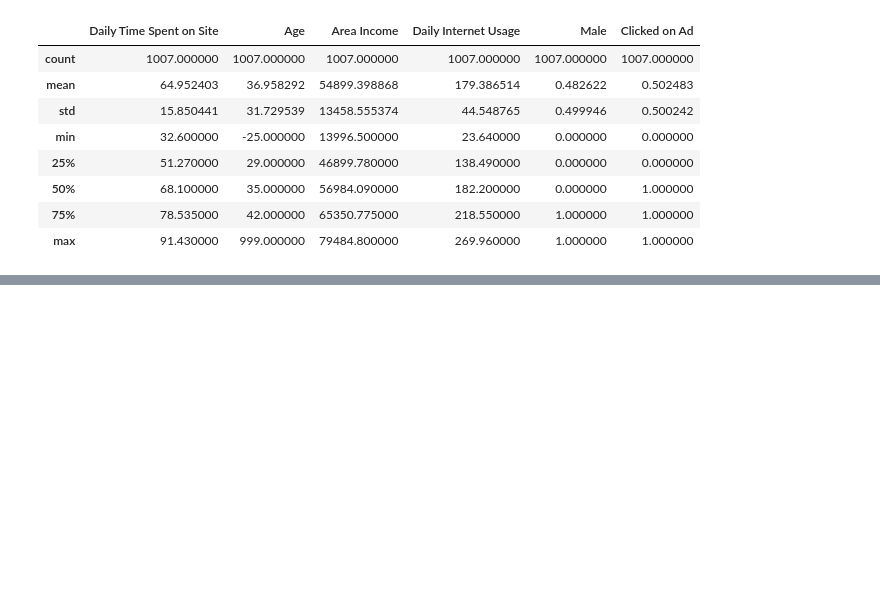
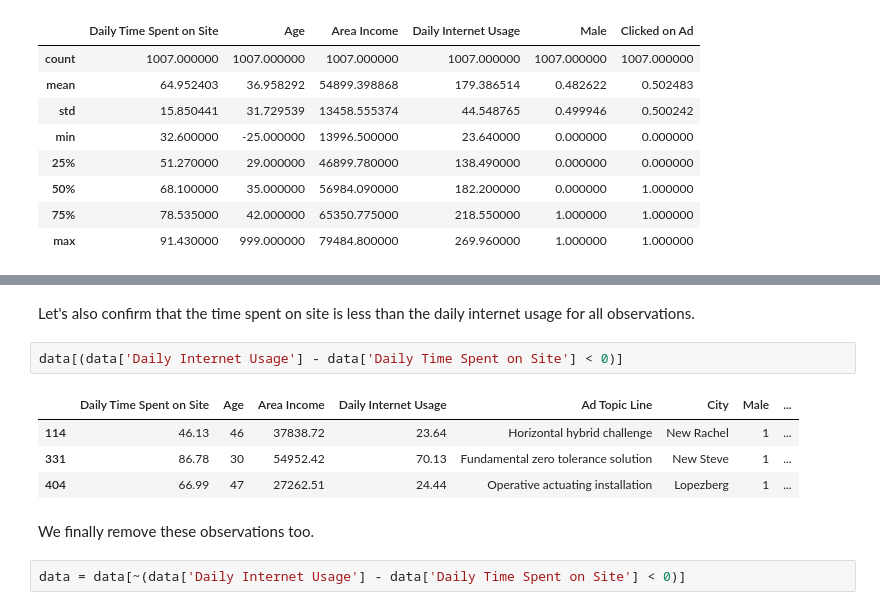
Before and after one commit to emakri/AdvertisingProject, a Jupyter notebook: AdvProject.ipynb, the cells around one changed output, grey strips where cells are left out. Saved outputs shown, nothing was run; the diff lists cells and outputs as text; blank space fills up the shorter version.

```diff
--- a/AdvProject.ipynb
+++ b/AdvProject.ipynb
@@ -116,0 +179,13 @@ data[col_cat].describe()
+# %% [markdown]
+Let's also confirm that the time spent on site is less than the daily internet usage for all observations.
+# %%
+data[(data['Daily Internet Usage'] - data['Daily Time Spent on Site'] < 0)]
+# %% [output]
+|  | Daily Time Spent on Site | Age | Area Income | Daily Internet Usage | Ad Topic Line | City | Male | ... |
+| 114 | 46.13 | 46 | 37838.72 | 23.64 | Horizontal hybrid challenge | New Rachel | 1 | ... |
+| 331 | 86.78 | 30 | 54952.42 | 70.13 | Fundamental zero tolerance solution | New Steve | 1 | ... |
+| 404 | 66.99 | 47 | 27262.51 | 24.44 | Operative actuating installation | Lopezberg | 1 | ... |
+# %% [markdown]
+We finally remove these observations too.
+# %%
+data = data[~(data['Daily Internet Usage'] - data['Daily Time Spent on Site'] < 0)]
```
Also changed, not shown: parts of 15 cells of this notebook.
